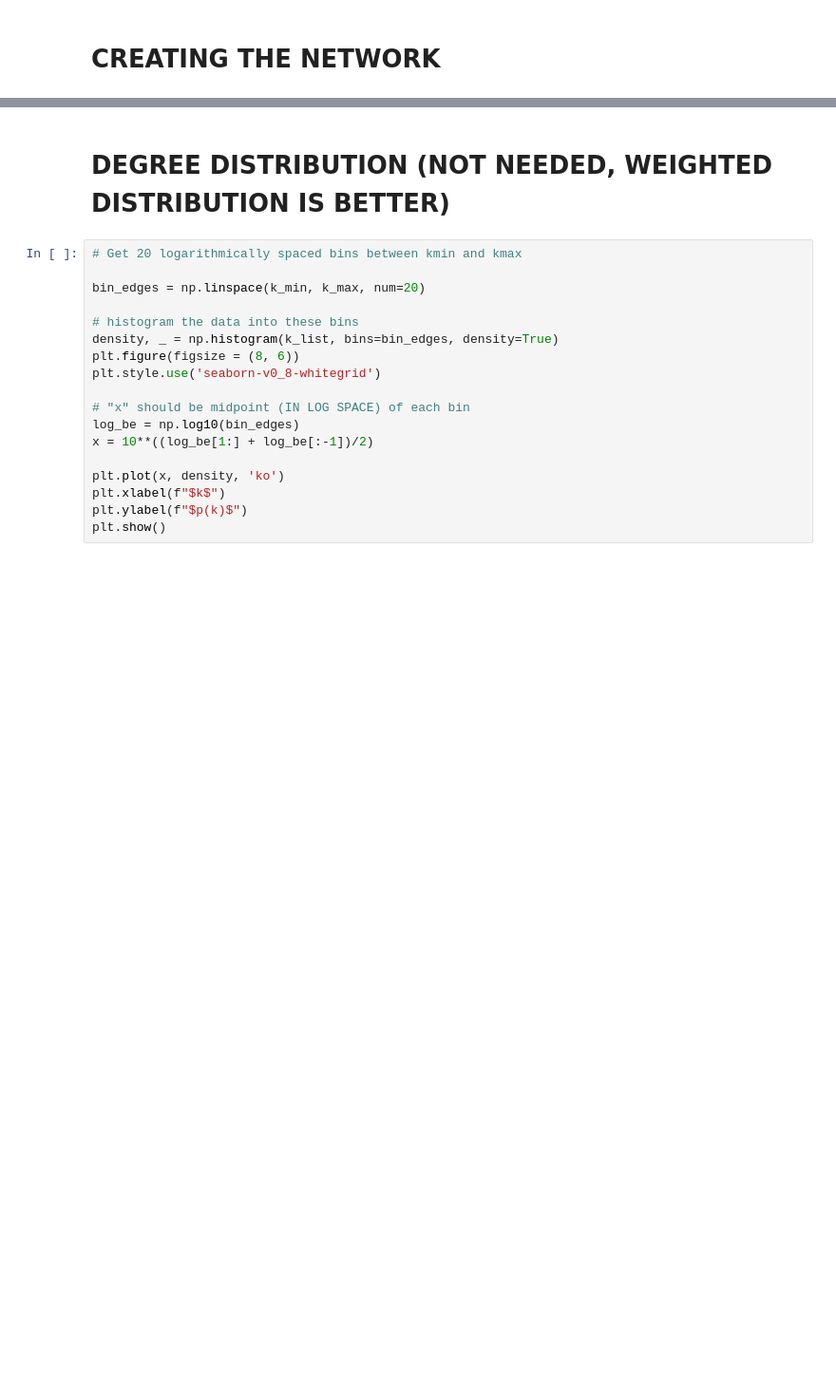
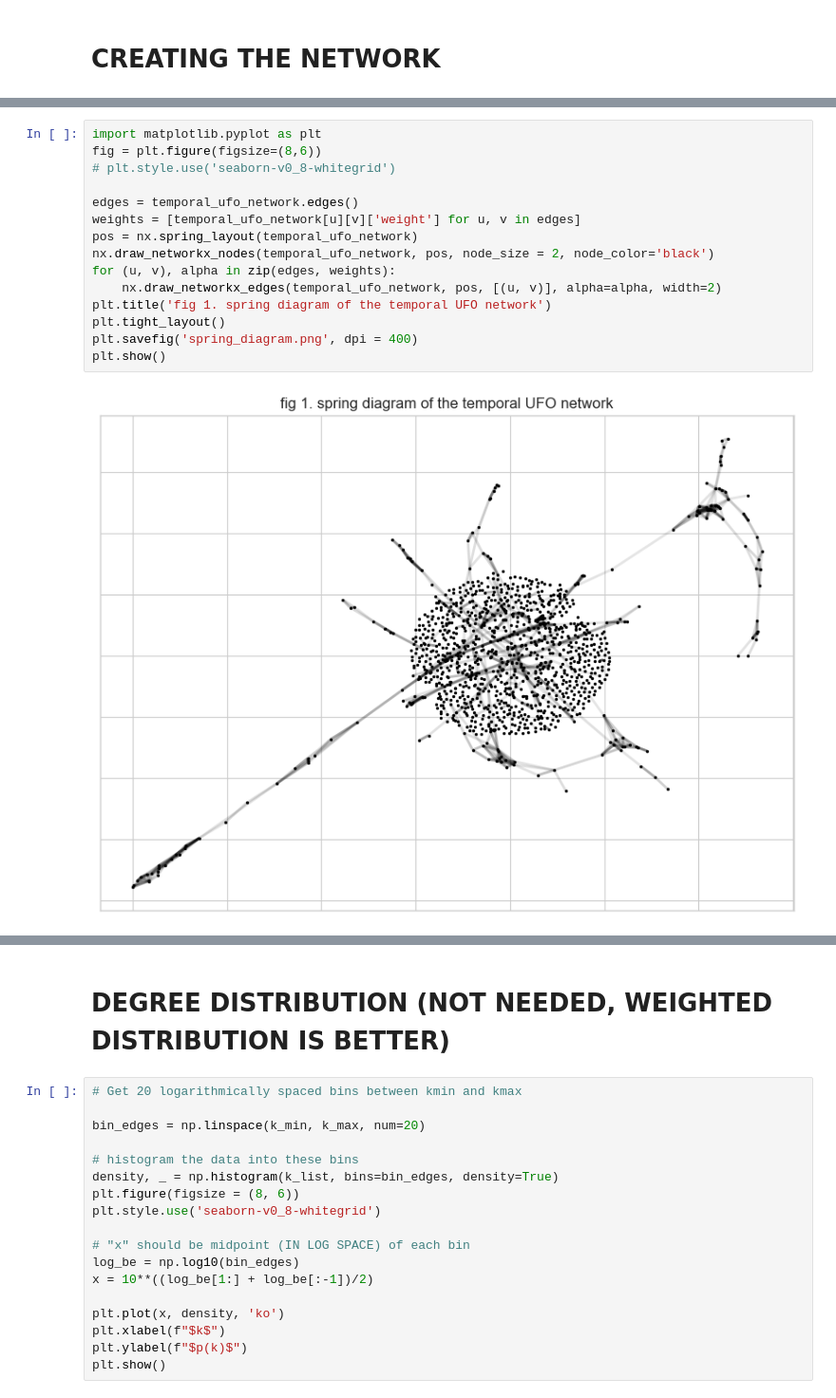
Before and after one commit to mattia0345/Research, a Jupyter notebook: PCS810 Code/project/UFO_sightings.ipynb, the cells around one changed output, grey strips where cells are left out. Shown: that part at 95% size. Saved outputs shown, nothing was run; the diff lists cells and outputs as text; blank space fills up the shorter version.

```diff
--- a/PCS810 Code/project/UFO_sightings.ipynb
+++ b/PCS810 Code/project/UFO_sightings.ipynb
@@ -387,3 +404,20 @@ KeyboardInterrupt:
+# %%
+import matplotlib.pyplot as plt
+fig = plt.figure(figsize=(8,6))
+# plt.style.use('seaborn-v0_8-whitegrid')
+
+edges = temporal_ufo_network.edges()
+weights = [temporal_ufo_network[u][v]['weight'] for u, v in edges]
+pos = nx.spring_layout(temporal_ufo_network)
+nx.draw_networkx_nodes(temporal_ufo_network, pos, node_size = 2, node_color='black')
+for (u, v), alpha in zip(edges, weights):
+    nx.draw_networkx_edges(temporal_ufo_network, pos, [(u, v)], alpha=alpha, width=2)
+plt.title('fig 1. spring diagram of the temporal UFO network')
+plt.tight_layout()
+plt.savefig('spring_diagram.png', dpi = 400)
+plt.show()
+# %% [output]
+[figure, added]
 # %%
 from mpl_toolkits.basemap import Basemap
 import numpy as np
```
Also changed, not shown: parts of 13 cells of this notebook, 20 other files.
